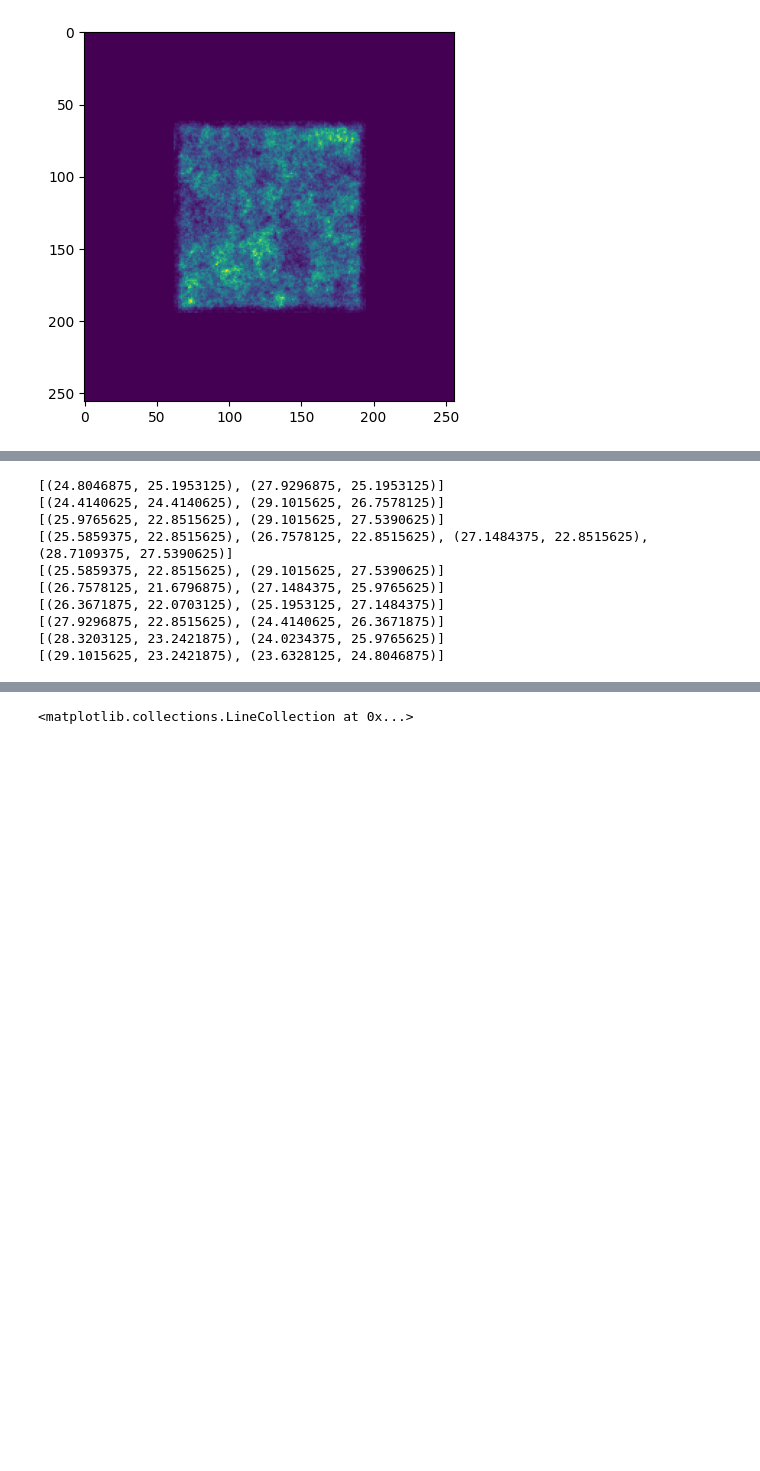
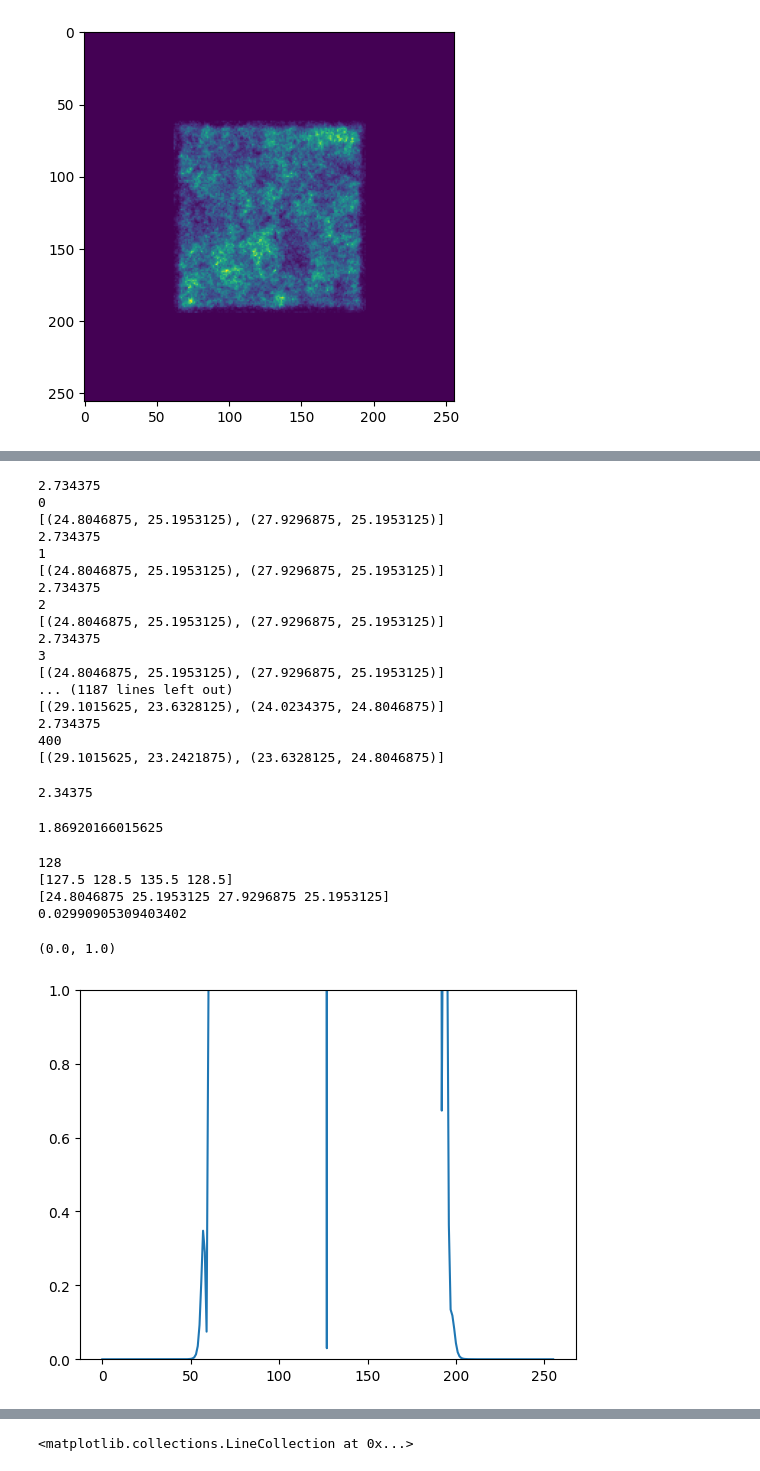
Before and after one commit to easuit24/BECs2, a Jupyter notebook: vortexnumericstest.ipynb, the cells around one changed output, grey strips where cells are left out. Drawn from its saved outputs; the diff is of its cells as text; code cells hidden in the pictures; blank space fills up the shorter version.

```diff
--- a/vortexnumericstest.ipynb
+++ b/vortexnumericstest.ipynb
@@ -148,22 +186,55 @@ vortex_positions = []
 for i in range(len(g.snaps)):
     vortex_pos = detect_vortices(g.snaps[i], g.dx, g.L, prev_pos)
     prev_pos = vortex_pos
-    if i == 148:
-        print(vortex_pos)
+    print(i)
+    print(vortex_pos)
     vortex_positions.append(np.array([vortex_pos[0][0], vortex_pos[0][1], vortex_pos[1][0], vortex_pos[1][1]]))
-    if i%50 ==0:
-        print(vortex_pos)
+    # if i%50 ==0:
+    #     print(vortex_pos)
 vortex_positions = np.array(vortex_positions)
 
 ## how to resolve the fact that in some occassions its catching multiple vortices in the same spot?
 # %% [output]
+2.734375
+0
 [(24.8046875, 25.1953125), (27.9296875, 25.1953125)]
-[(24.4140625, 24.4140625), (29.1015625, 26.7578125)]
-[(25.9765625, 22.8515625), (29.1015625, 27.5390625)]
-[(25.5859375, 22.8515625), (26.7578125, 22.8515625), (27.1484375, 22.8515625), (28.7109375, 27.5390625)]
-[(25.5859375, 22.8515625), (29.1015625, 27.5390625)]
-[(26.7578125, 21.6796875), (27.1484375, 25.9765625)]
-[(26.3671875, 22.0703125), (25.1953125, 27.1484375)]
-[(27.9296875, 22.8515625), (24.4140625, 26.3671875)]
-[(28.3203125, 23.2421875), (24.0234375, 25.9765625)]
+2.734375
+1
+[(24.8046875, 25.1953125), (27.9296875, 25.1953125)]
+2.734375
+2
+[(24.8046875, 25.1953125), (27.9296875, 25.1953125)]
+2.734375
+3
+[(24.8046875, 25.1953125), (27.9296875, 25.1953125)]
+... (1187 lines left out)
+[(29.1015625, 23.6328125), (24.0234375, 24.8046875)]
+2.734375
+400
 [(29.1015625, 23.2421875), (23.6328125, 24.8046875)]
+# %%
+print(6*g.dx)
+# %% [output]
+2.34375
+# %%
+print(np.abs(27.734375-29.1015625)**2 +np.abs(27.1484375-27.1484375)**2 )
+# %% [output]
+1.86920166015625
+# %%
+print(len(g.snaps[5])//2)
+print(int(g.L/2/g.dx)+vortex_positions[5]/g.dx)
+print(vortex_positions[5])
+
+print(np.abs(g.snaps[5][int(25.1953125/g.dx-0.5+64)][int(24.8046875/g.dx-0.5+64)])**2)
+# %% [output]
+128
+[127.5 128.5 135.5 128.5]
+[24.8046875 25.1953125 27.9296875 25.1953125]
+0.02990905309403402
+# %%
+plt.figure()
+plt.plot(np.abs(g.snaps[5][int(25.1953125/g.dx-0.5+64)])**2)
+plt.ylim(0,1)
+# %% [output]
+(0.0, 1.0)
+[figure, added]
```
Also changed, not shown: parts of 10 cells of this notebook, 3 other files.
